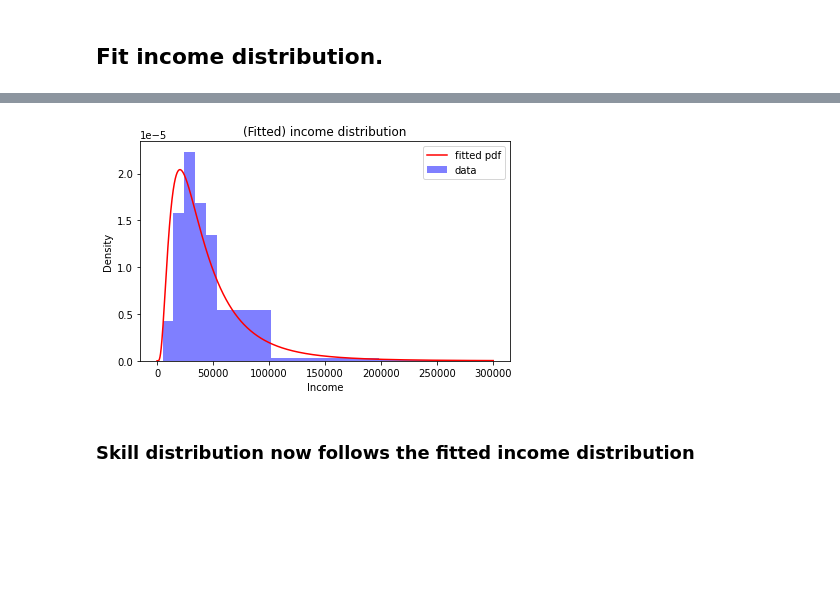
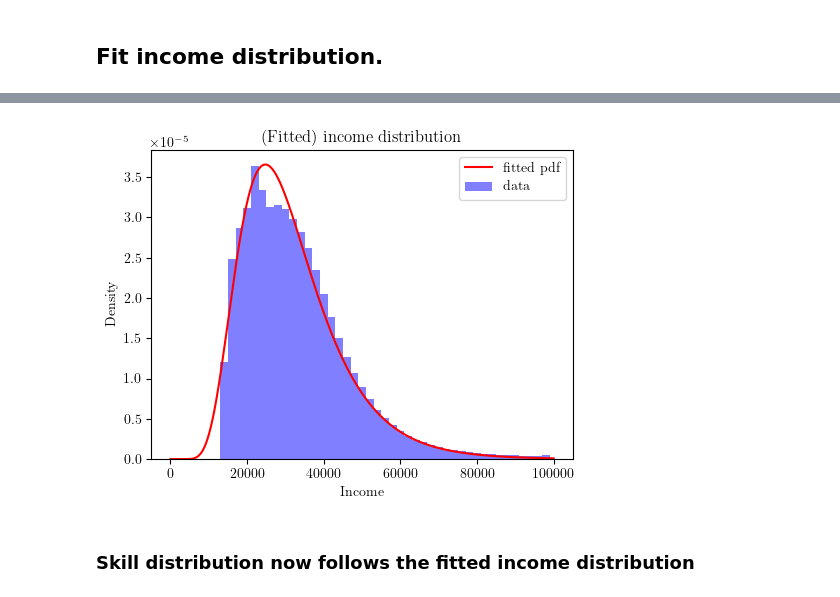
Before and after one commit to Tarsatir/Capsule_Climate, a Jupyter notebook: data/income_wealth_dist.ipynb, the cells around one changed output, grey strips where cells are left out. Cells and saved outputs as stored; diff of their text form; code cells hidden in the pictures; blank space fills up the shorter version.

```diff
--- a/data/income_wealth_dist.ipynb
+++ b/data/income_wealth_dist.ipynb
@@ -24,5 +24,9 @@ df_income.head()
 # %%
-income_range_l = np.arange(0, 50000, 10000)
-income_range_l = np.append(income_range_l, [50000, 100000, 200001])
-income_range_u = np.arange(10000, 60000, 10000)
-income_range_u = np.append(income_range_u, [100000, 200000, 300000])
+# income_range_l = np.arange(0, 50000, 10000)
+# income_range_l = np.append(income_range_l, [50000, 100000, 200001])
+# income_range_u = np.arange(10000, 60000, 10000)
+# income_range_u = np.append(income_range_u, [100000, 200000, 300000])
+income_range_l = np.arange(-6000, int(1e5), 2000)
+income_range_u = np.arange(-4000, int(1e5)+2000, 2000)
+print(income_range_u)
+print(income_range_l)
@@ -29,3 +45,4 @@ income_range_u = np.append(income_range_u, [100000, 200000, 300000])
 # %%
-incomes = df_income['Particuliere huishoudens (x 1 000)'].to_numpy()
-incomes_norm = incomes / (income_range_u - income_range_l)
+incomes = df_income['Alle huishoudens'].to_numpy()[:-1]
+print(incomes)
+incomes_norm = incomes / sum(incomes)
@@ -46,4 +68,4 @@ incomes_norm_full = np.insert(incomes_norm_full, 21, [incomes_norm[7] for _ in r
 # %%
-for i,(u,l) in enumerate(zip(income_range_l_full, income_range_u_full)):
-    plt.bar(x=(u+l)/2, height=incomes_norm_full[i], width=l-u)
-plt.show()
+# for i,(u,l) in enumerate(zip(income_range_l_full, income_range_u_full)):
+#     plt.bar(x=(u+l)/2, height=incomes_norm_full[i], width=l-u)
+# plt.show()
@@ -52,11 +72,14 @@ plt.show()
 # %%
 n_in_sample = 1e5
 
+sample_full = []
 sample = []
 
-for frac, l, u in zip(incomes_norm_full, income_range_l_full, income_range_u_full):
+# Filter out all incomes below 10000, as these are below the level of the bijstandsuitkering.
+
+for frac, l, u in zip(incomes_norm, income_range_l, income_range_u):
     for _ in range(int(n_in_sample * frac)):
-        sample.append((l + u) / 2)
-
-plt.hist(sample, bins=50, density=True)
-plt.show()
+            sample_full.append((l + u) / 2)
+    if l > 10000:
+        for _ in range(int(n_in_sample * frac)):
+            sample.append((l + u) / 2)
@@ -72,17 +103,19 @@ sigma: 0.730962067882722, loc: 0.0, scale: 34922.801992160676
 # %%
-x = np.linspace(0, 300000, int(1e4))
+plt.figure(figsize=(5,4))
+
+x = np.linspace(0, int(1e5), int(1e4))
 dist = stats.lognorm(s=sigma, loc=loc, scale=scale)
 
 plt.plot(x, dist.pdf(x), color='red', label='fitted pdf')
-plt.hist(sample, bins=30, density=True, color='blue', alpha=.5, label='data')
+plt.hist(sample, bins=43, density=True, color='blue', alpha=.5, label='data')
 plt.xlabel('Income')
 plt.ylabel('Density')
 plt.title('(Fitted) income distribution')
 plt.legend()
 plt.tight_layout()
 plt.show()
 # %% [output]
-[figure, old version]
+[figure, new version]
 # %% [markdown]
 ### Skill distribution now follows the fitted income distribution
 # %%
```
Also changed, not shown: parts of 15 cells of this notebook, 18 other files.
